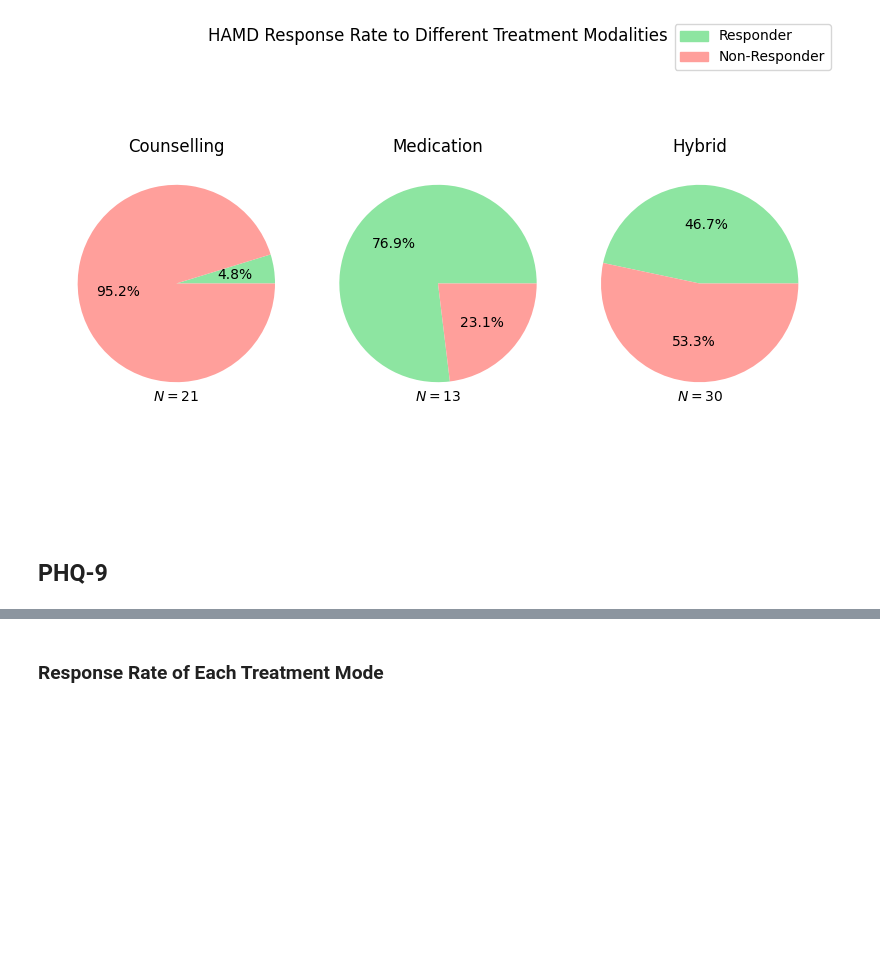
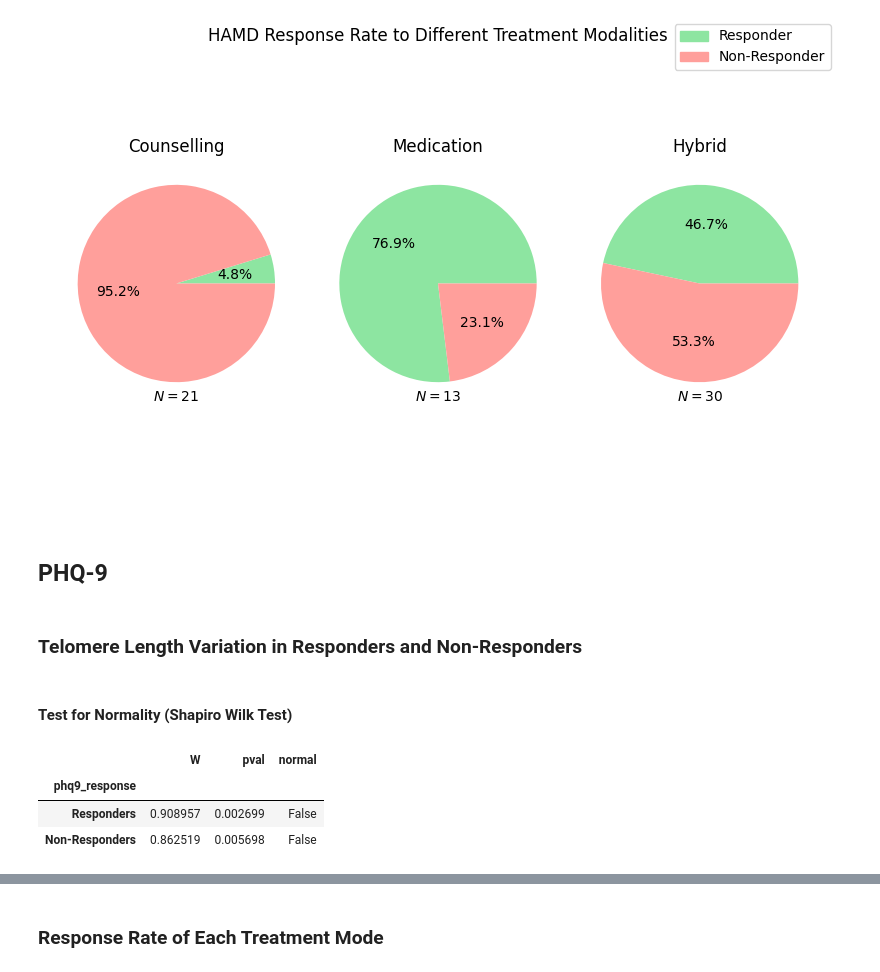
Before and after one commit to akaeii/telomere-mental-health, a Jupyter notebook: exploratory_data_analysis.ipynb, the cells around one changed output, grey strips where cells are left out. Drawn from its saved outputs; the diff is of its cells as text; code cells hidden in the pictures; blank space fills up the shorter version.

```diff
--- a/exploratory_data_analysis.ipynb
+++ b/exploratory_data_analysis.ipynb
@@ -205,3 +271,16 @@ hamd_response_mode_fig.savefig("figures/HAMD Response Rate By Treatment Mode", d
 [figure]
 # %% [markdown]
 <h2>PHQ-9</h2>
+# %% [markdown]
+<h3>Telomere Length Variation in Responders and Non-Responders</h3>
+# %% [markdown]
+<h4>Test for Normality (Shapiro Wilk Test)</h4>
+# %%
+phq9_response_temp = data[["phq9_response", "telomere_length"]].copy()
+phq9_response_temp["phq9_response"] = phq9_response_labels
+pg.normality(data=phq9_response_temp, dv="telomere_length", group="phq9_response")
+# %% [output]
+|  | W | pval | normal |
+| phq9_response |  |  |  |
+| Responders | 0.908957 | 0.002699 | False |
+| Non-Responders | 0.862519 | 0.005698 | False |
```
Also changed, not shown: parts of 21 cells of this notebook, 2 other files.
